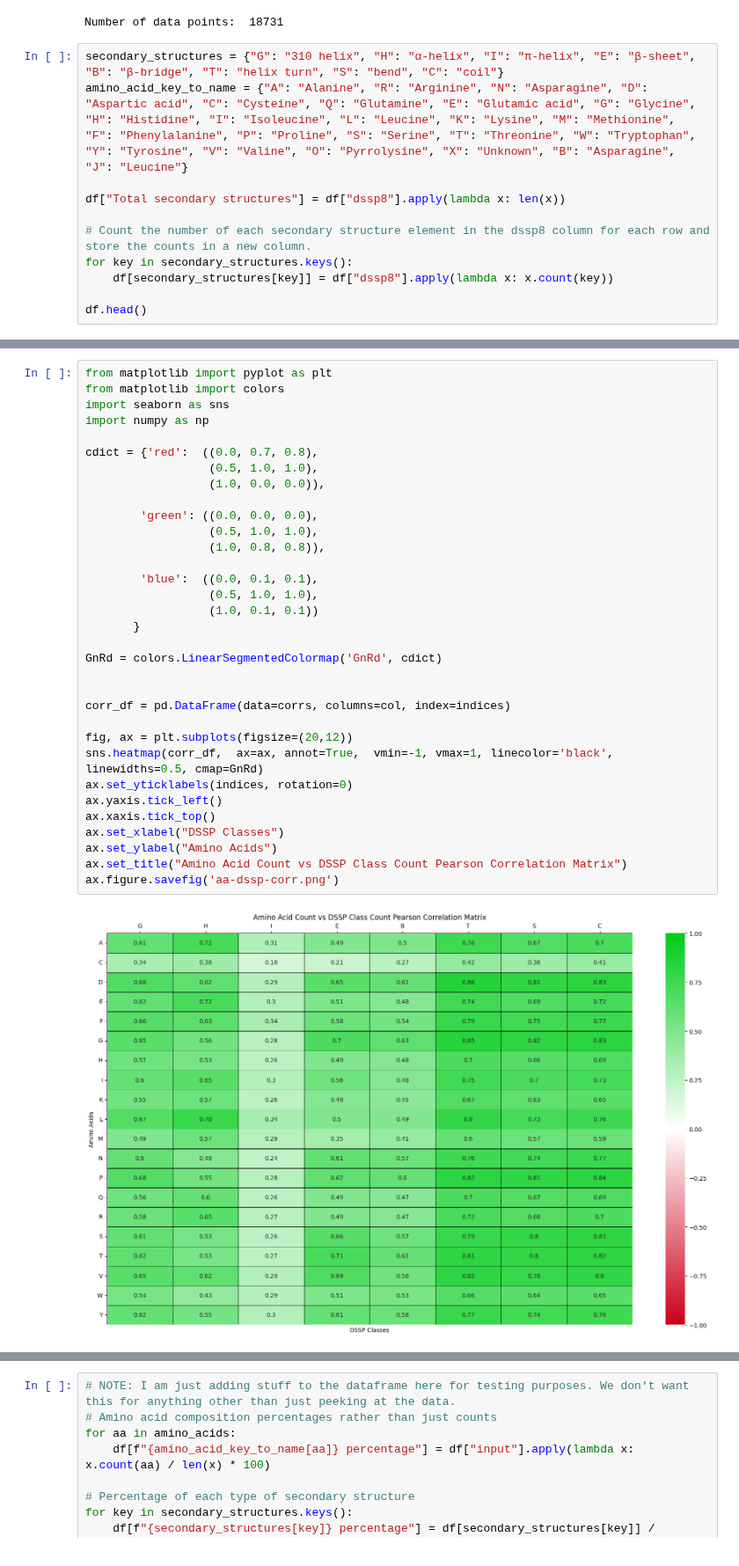
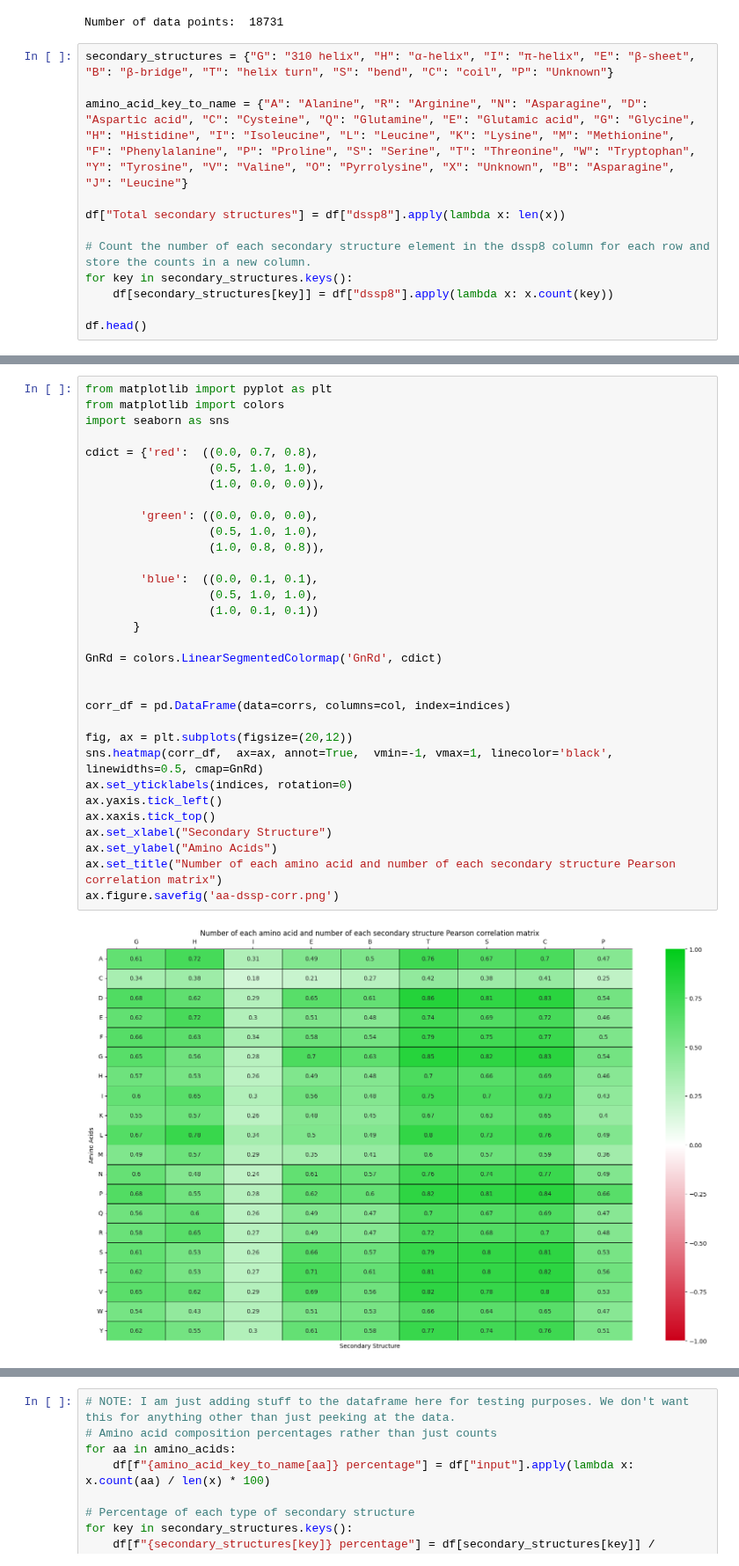
Before and after one commit to TrymNOHG/2prot-struct, a Jupyter notebook: data_exploration.ipynb, the cells around one changed output, grey strips where cells are left out. Shown at 88% size. Drawn from its saved outputs; the diff is of its cells as text.

```diff
--- a/data_exploration.ipynb
+++ b/data_exploration.ipynb
@@ -18,7 +18,8 @@ print("Number of data points: ", len(df))
 # %% [output]
 Number of data points:  18731
 # %%
-secondary_structures = {"G": "310 helix", "H": "α-helix", "I": "π-helix", "E": "β-sheet", "B": "β-bridge", "T": "helix turn", "S": "bend", "C": "coil"}
+secondary_structures = {"G": "310 helix", "H": "α-helix", "I": "π-helix", "E": "β-sheet", "B": "β-bridge", "T": "helix turn", "S": "bend", "C": "coil", "P": "Unknown"}
+
 amino_acid_key_to_name = {"A": "Alanine", "R": "Arginine", "N": "Asparagine", "D": "Aspartic acid", "C": "Cysteine", "Q": "Glutamine", "E": "Glutamic acid", "G": "Glycine", "H": "Histidine", "I": "Isoleucine", "L": "Leucine", "K": "Lysine", "M": "Methionine", "F": "Phenylalanine", "P": "Proline", "S": "Serine", "T": "Threonine", "W": "Tryptophan", "Y": "Tyrosine", "V": "Valine", "O": "Pyrrolysine", "X": "Unknown", "B": "Asparagine", "J": "Leucine"}
 
 df["Total secondary structures"] = df["dssp8"].apply(lambda x: len(x))
@@ -112,37 +135,36 @@ Correlation between amino acid Cysteine count and π-helix count: 0.179153267473
 from matplotlib import pyplot as plt
 from matplotlib import colors
 import seaborn as sns
-import numpy as np
 
 cdict = {'red':  ((0.0, 0.7, 0.8),
                   (0.5, 1.0, 1.0),
                   (1.0, 0.0, 0.0)),
 
         'green': ((0.0, 0.0, 0.0),
                   (0.5, 1.0, 1.0),
                   (1.0, 0.8, 0.8)),
 
         'blue':  ((0.0, 0.1, 0.1),
                   (0.5, 1.0, 1.0),
                   (1.0, 0.1, 0.1))
        }
 
 GnRd = colors.LinearSegmentedColormap('GnRd', cdict)
 
 
 corr_df = pd.DataFrame(data=corrs, columns=col, index=indices)
 
 fig, ax = plt.subplots(figsize=(20,12))
 sns.heatmap(corr_df,  ax=ax, annot=True,  vmin=-1, vmax=1, linecolor='black', linewidths=0.5, cmap=GnRd)
 ax.set_yticklabels(indices, rotation=0)
 ax.yaxis.tick_left()
 ax.xaxis.tick_top()
-ax.set_xlabel("DSSP Classes")
+ax.set_xlabel("Secondary Structure")
 ax.set_ylabel("Amino Acids")
-ax.set_title("Amino Acid Count vs DSSP Class Count Pearson Correlation Matrix")
+ax.set_title("Number of each amino acid and number of each secondary structure Pearson correlation matrix")
 ax.figure.savefig('aa-dssp-corr.png')
 # %% [output]
-[figure, old version]
+[figure, new version]
 # %%
 from models.stochastic_model import StochasticModel
 
```
Also changed, not shown: parts of 3 cells of this notebook, 4 other files.
